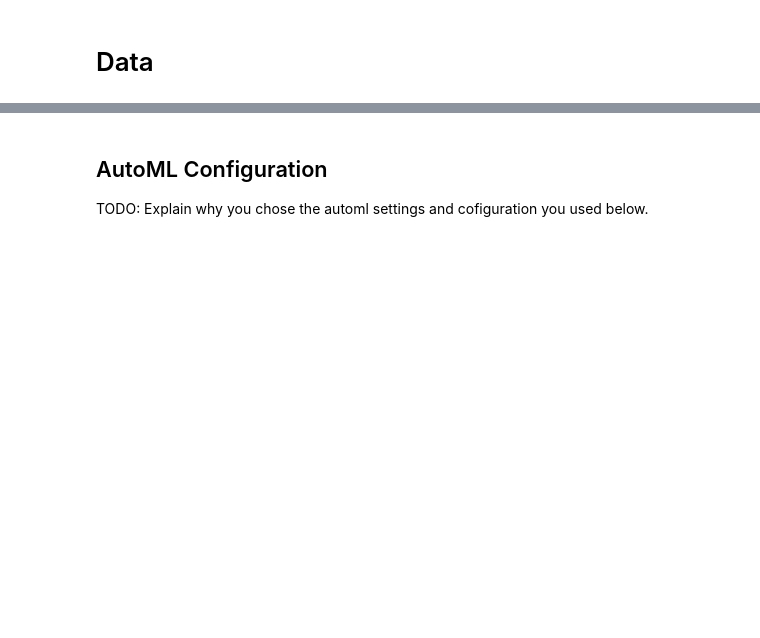
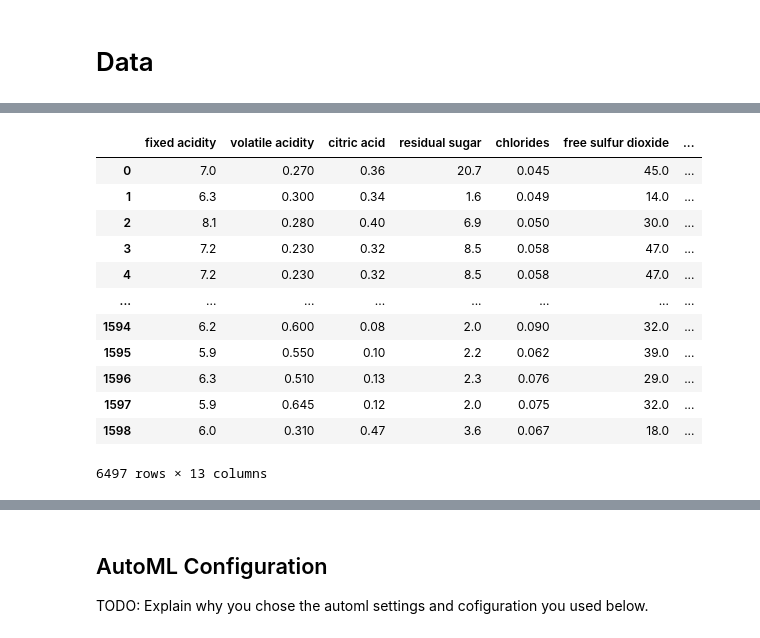
Before and after one commit to ammarahmed93/Capstone--Azure-Machine-Learning-Engineer, a Jupyter notebook: automl.ipynb, the cells around one changed output, grey strips where cells are left out. Drawn from its saved outputs; the diff is of its cells as text; code cells hidden in the pictures; blank space fills up the shorter version.

```diff
--- a/automl.ipynb
+++ b/automl.ipynb
@@ -69,25 +71,34 @@ Minimum number of nodes requested have been provisioned
 # Try to load the dataset from the Workspace. Otherwise, create it from the file
 # NOTE: update the key to match the dataset name
 found = False
-key = "Wine Quality Dataset"
+key_1 = "winequality-white"
+key_2 = "winequality-red"
 description_text = "Wine Quality DataSet for Udacity Capstone Project"
 
-if key in ws.datasets.keys():
+if key_1 in ws.datasets.keys() and key_2 in ws.datasets.keys():
         found = True
-        dataset = ws.datasets[key]
+        dataset_1= ws.datasets[key_1]
+        dataset_2= ws.datasets[key_2]
 
 if not found:
         # Create AML Dataset and register it into Workspace
-        example_data = 'https://archive.ics.uci.edu/ml/machine-learning-databases/wine-quality/winequality-white.csv'
-        dataset = Dataset.Tabular.from_delimited_files(example_data)
+        whiteWine_data = 'https://archive.ics.uci.edu/ml/machine-learning-databases/wine-quality/winequality-white.csv'
+        redWine_data = 'https://archive.ics.uci.edu/ml/machine-learning-databases/wine-quality/winequality-white.csv'
+
+        whiteWine_dataset = Dataset.Tabular.from_delimited_files(whiteWine_data)
+        redWine_dataset = Dataset.Tabular.from_delimited_files(redWine_data)
         #Register Dataset in Workspace
-        dataset = dataset.register(workspace=ws,
-                                   name=key,
+        dataset_1 = whiteWine_dataset.register(workspace=ws,
+                                   name=key_1,
+                                   description=description_text)
+        #Register Dataset in Workspace
+        dataset_2 = redWine_dataset.register(workspace=ws,
+                                   name=key_2,
                                    description=description_text)
 
 
-df = dataset.to_pandas_dataframe()
-df.describe()
+whiteWine_df = dataset_1.to_pandas_dataframe()
+whiteWine_df.describe()
 # %% [output]
 |  | fixed acidity | volatile acidity | citric acid | residual sugar | chlorides | free sulfur dioxide | ... |
 | count | 4898.000000 | 4898.000000 | 4898.000000 | 4898.000000 | 4898.000000 | 4898.000000 | ... |
@@ -100,0 +118,17 @@ df.describe()
+# %%
+df = pd.concat([whiteWine_df,redWine_df])
+df
+# %% [output]
+|  | fixed acidity | volatile acidity | citric acid | residual sugar | chlorides | free sulfur dioxide | ... |
+| 0 | 7.0 | 0.270 | 0.36 | 20.7 | 0.045 | 45.0 | ... |
+| 1 | 6.3 | 0.300 | 0.34 | 1.6 | 0.049 | 14.0 | ... |
+| 2 | 8.1 | 0.280 | 0.40 | 6.9 | 0.050 | 30.0 | ... |
+| 3 | 7.2 | 0.230 | 0.32 | 8.5 | 0.058 | 47.0 | ... |
+| 4 | 7.2 | 0.230 | 0.32 | 8.5 | 0.058 | 47.0 | ... |
+| ... | ... | ... | ... | ... | ... | ... | ... |
+| 1594 | 6.2 | 0.600 | 0.08 | 2.0 | 0.090 | 32.0 | ... |
+| 1595 | 5.9 | 0.550 | 0.10 | 2.2 | 0.062 | 39.0 | ... |
+| 1596 | 6.3 | 0.510 | 0.13 | 2.3 | 0.076 | 29.0 | ... |
+| 1597 | 5.9 | 0.645 | 0.12 | 2.0 | 0.075 | 32.0 | ... |
+| 1598 | 6.0 | 0.310 | 0.47 | 3.6 | 0.067 | 18.0 | ... |
+6497 rows × 13 columns
```
Also changed, not shown: parts of 10 cells of this notebook, 4 other files.
